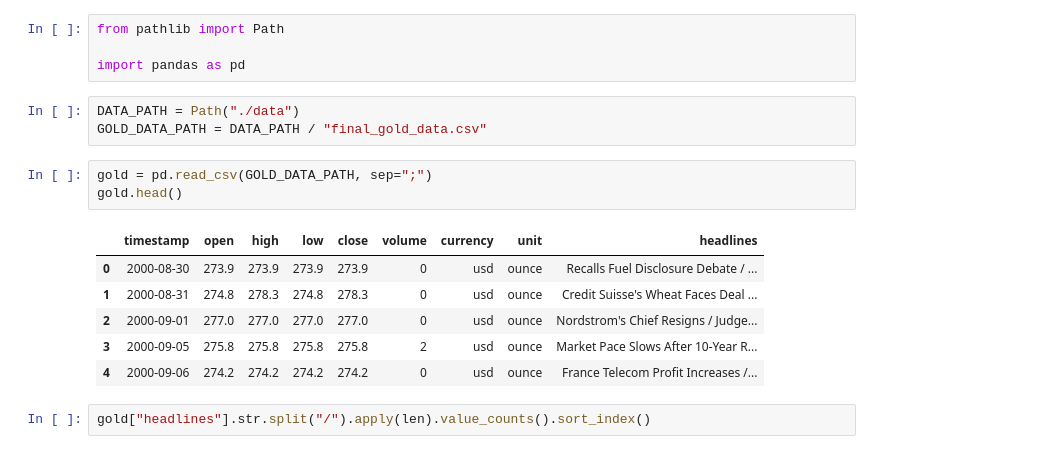
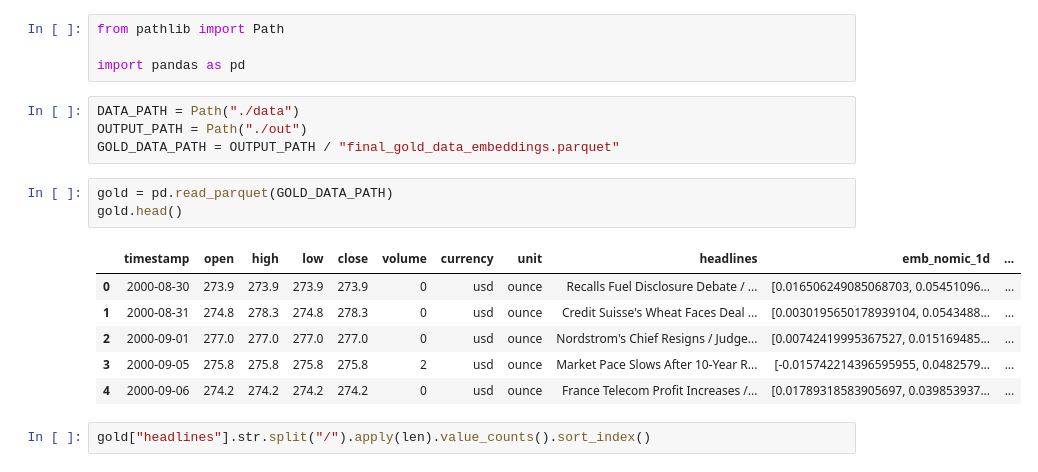
Before and after one commit to JoseEdSouza/gold-forecast, a Jupyter notebook: eda.ipynb, the cells around one changed output. Cells and saved outputs as stored; diff of their text form.

Commit message:
feat: add avaliação inicial dos embeddings

```diff
--- a/eda.ipynb
+++ b/eda.ipynb
@@ -4,17 +4,18 @@ from pathlib import Path
 import pandas as pd
 # %%
 DATA_PATH = Path("./data")
-GOLD_DATA_PATH = DATA_PATH / "final_gold_data.csv"
+OUTPUT_PATH = Path("./out")
+GOLD_DATA_PATH = OUTPUT_PATH / "final_gold_data_embeddings.parquet"
 # %%
-gold = pd.read_csv(GOLD_DATA_PATH, sep=";")
+gold = pd.read_parquet(GOLD_DATA_PATH)
 gold.head()
 # %% [output]
-|  | timestamp | open | high | low | close | volume | currency | unit | headlines |
-| 0 | 2000-08-30 | 273.9 | 273.9 | 273.9 | 273.9 | 0 | usd | ounce | Recalls Fuel Disclosure Debate / ... |
-| 1 | 2000-08-31 | 274.8 | 278.3 | 274.8 | 278.3 | 0 | usd | ounce | Credit Suisse's Wheat Faces Deal ... |
-| 2 | 2000-09-01 | 277.0 | 277.0 | 277.0 | 277.0 | 0 | usd | ounce | Nordstrom's Chief Resigns / Judge... |
-| 3 | 2000-09-05 | 275.8 | 275.8 | 275.8 | 275.8 | 2 | usd | ounce | Market Pace Slows After 10-Year R... |
-| 4 | 2000-09-06 | 274.2 | 274.2 | 274.2 | 274.2 | 0 | usd | ounce | France Telecom Profit Increases /... |
+|  | timestamp | open | high | low | close | volume | currency | unit | headlines | emb_nomic_1d | ... |
+| 0 | 2000-08-30 | 273.9 | 273.9 | 273.9 | 273.9 | 0 | usd | ounce | Recalls Fuel Disclosure Debate / ... | [0.016506249085068703, 0.05451096... | ... |
+| 1 | 2000-08-31 | 274.8 | 278.3 | 274.8 | 278.3 | 0 | usd | ounce | Credit Suisse's Wheat Faces Deal ... | [0.0030195650178939104, 0.0543488... | ... |
+| 2 | 2000-09-01 | 277.0 | 277.0 | 277.0 | 277.0 | 0 | usd | ounce | Nordstrom's Chief Resigns / Judge... | [0.00742419995367527, 0.015169485... | ... |
+| 3 | 2000-09-05 | 275.8 | 275.8 | 275.8 | 275.8 | 2 | usd | ounce | Market Pace Slows After 10-Year R... | [-0.015742214396595955, 0.0482579... | ... |
+| 4 | 2000-09-06 | 274.2 | 274.2 | 274.2 | 274.2 | 0 | usd | ounce | France Telecom Profit Increases /... | [0.01789318583905697, 0.039853937... | ... |
 # %%
 gold["headlines"].str.split("/").apply(len).value_counts().sort_index()
 # %% [output]
```
Also changed, not shown: parts of 2 cells of this notebook, 3 other files.
